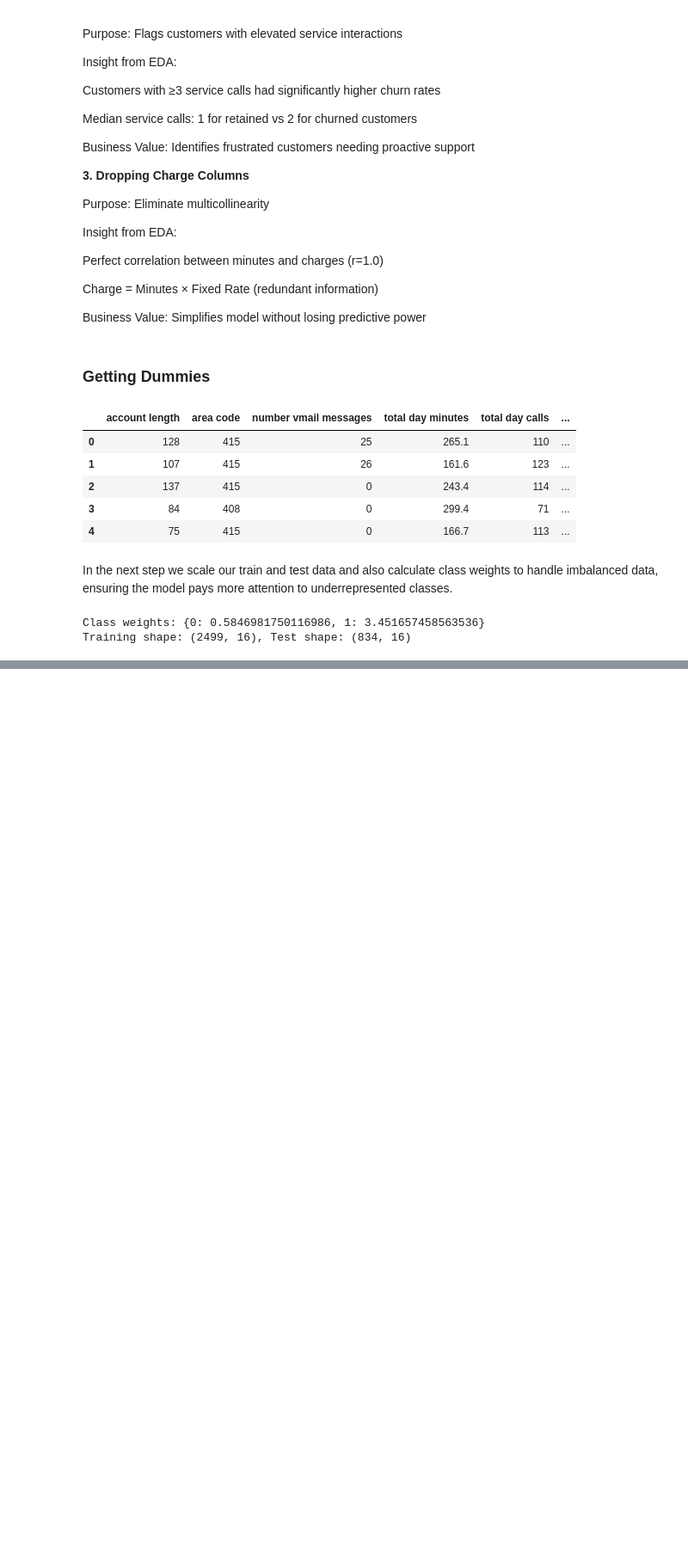
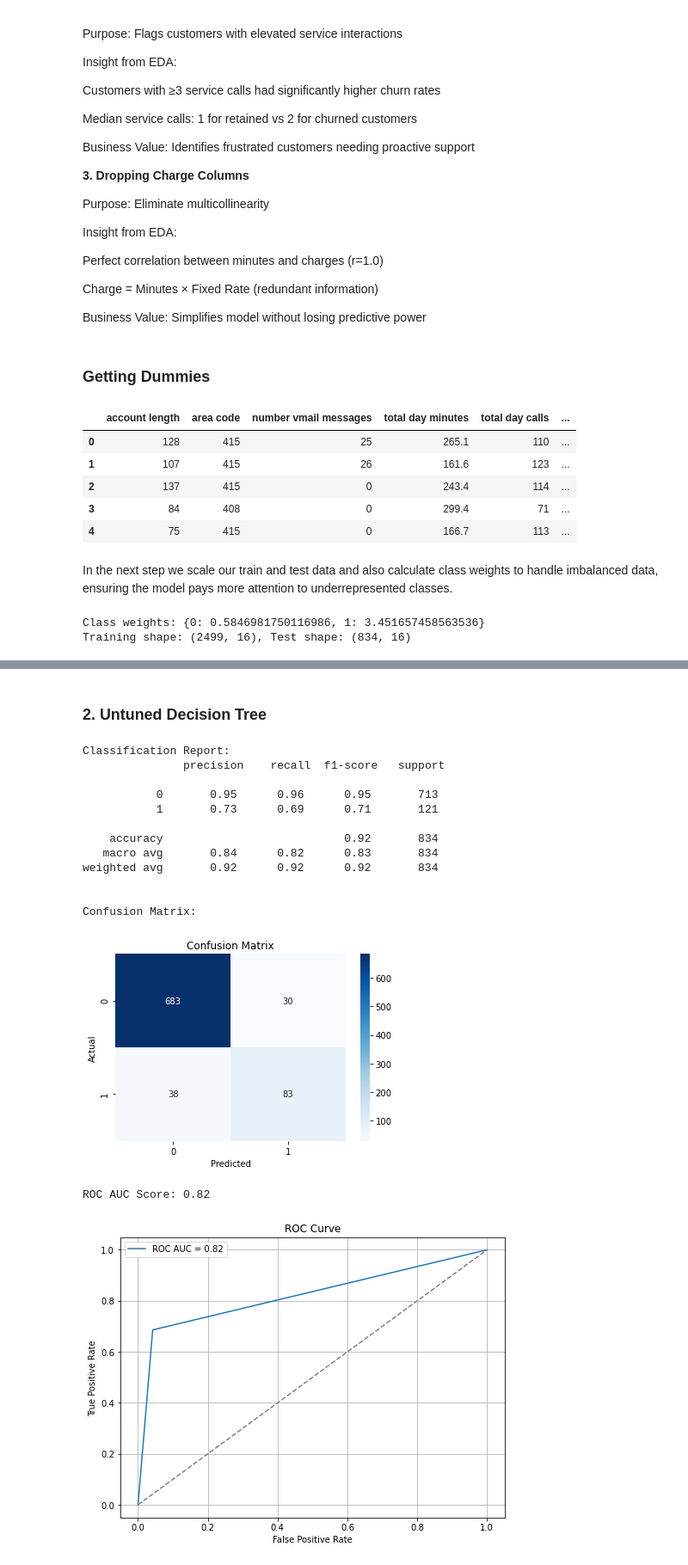
Before and after one commit to Bembino-en/-SyriaTel-churn-prediction, a Jupyter notebook: index.ipynb, the cells around one changed output, grey strips where cells are left out. Shown at 86% size. Cells and saved outputs as stored; diff of their text form; code cells hidden in the pictures; blank space fills up the shorter version.

```diff
--- a/index.ipynb
+++ b/index.ipynb
@@ -551,0 +601,22 @@ from models import LogisticModel, DecisionTreeModel
+# %% [markdown]
+### **2. Untuned Decision Tree**
+# %%
+tree_model = DecisionTreeModel(class_weight=class_weights, random_state = 42)
+tree_model.fit(X_train_scaled, y_train)
+results = tree_model.evaluate(X_test_scaled, y_test, plot_roc=True)
+# %% [output]
+Classification Report:
+               precision    recall  f1-score   support
+
+           0       0.95      0.96      0.95       713
+           1       0.73      0.69      0.71       121
+
+    accuracy                           0.92       834
+   macro avg       0.84      0.82      0.83       834
+weighted avg       0.92      0.92      0.92       834
+
+
+Confusion Matrix:
+[figure, added]
+ROC AUC Score: 0.82
+[figure, added]
```
Also changed, not shown: parts of 26 cells of this notebook, 6 other files.
